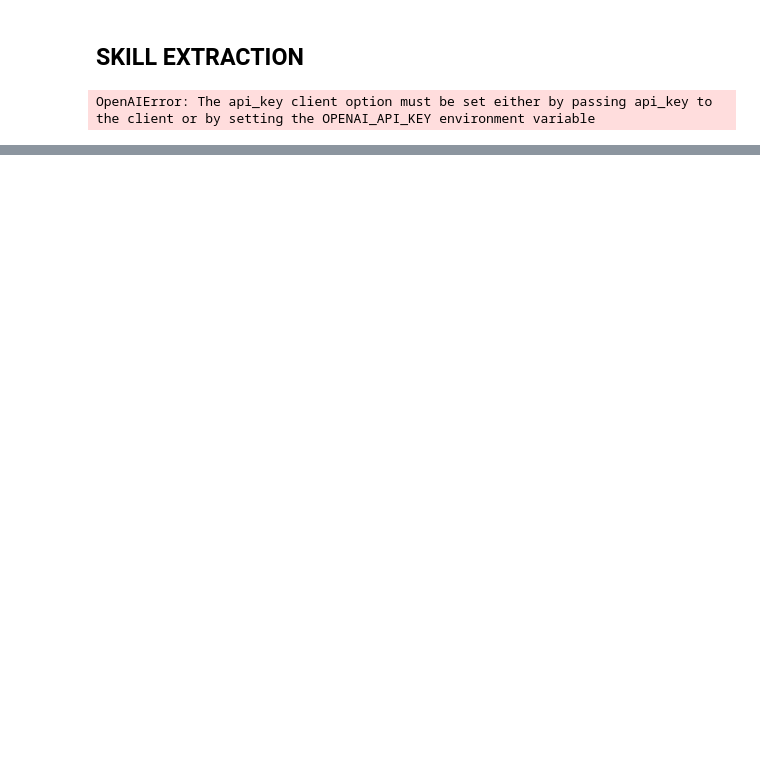
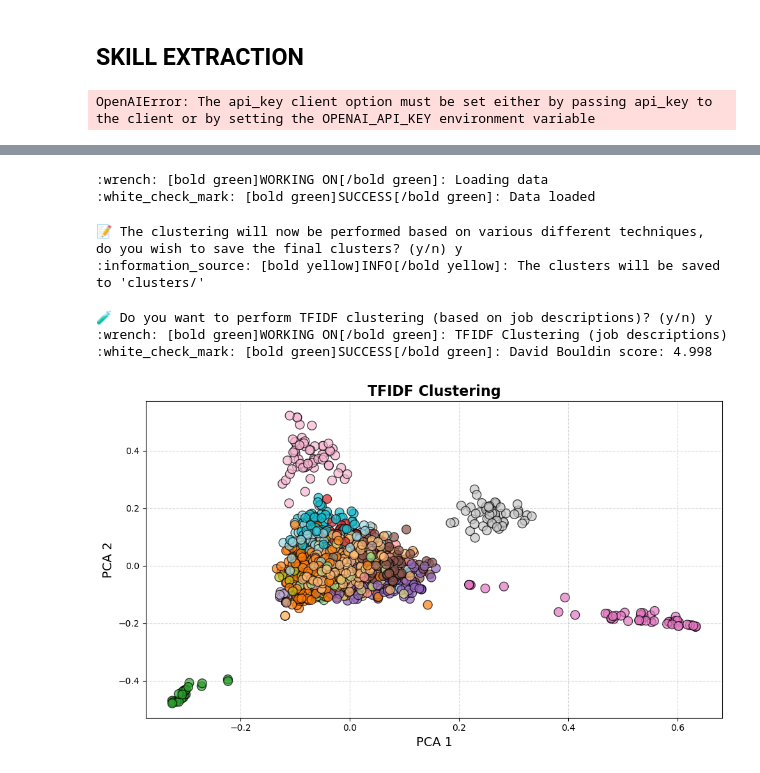
Before and after one commit to lukyrasocha/job-skill, a Jupyter notebook: handin/main.ipynb, the cells around one changed output, grey strips where cells are left out. Cells and saved outputs as stored; diff of their text form; code cells hidden in the pictures; blank space fills up the shorter version.

```diff
--- a/handin/main.ipynb
+++ b/handin/main.ipynb
@@ -1316,0 +2193,52 @@ NameError: name 'skill_extraction' is not defined
+# %%
+"""LOAD CLEAN DATA"""
+working_on("Loading data")
+data = load_data(kind="processed")
+data["description"] = data["description"].apply(ast.literal_eval)
+success("Data loaded")
+# %% [output]
+:wrench: [bold green]WORKING ON[/bold green]: Loading data
+:white_check_mark: [bold green]SUCCESS[/bold green]: Data loaded
+# %%
+"""CLUSTERING METHODS"""
+
+save_clusters = input(
+    "📝 The clustering will now be performed based on various different techniques, "
+    "do you wish to save the final clusters? (y/n) "
+)
+
+if save_clusters == "y":
+    info("The clusters will be saved to 'clusters/'")
+    save_clusters = True
+else:
+    save_clusters = False
+# %% [output]
+📝 The clustering will now be performed based on various different techniques, do you wish to save the final clusters? (y/n) y
+:information_source: [bold yellow]INFO[/bold yellow]: The clusters will be saved to 'clusters/'
+# %%
+"""TF IDF CLUSTERING BASED ON JOB DESCRIPTIONS"""
+
+q = input(
+    "🧪 Do you want to perform TFIDF clustering (based on job descriptions)? (y/n) "
+)
+
+if q == "y":
+    working_on("TFIDF Clustering (job descriptions)")
+    tfidf_clusters, tfidf_matrix = TFIDF_cluster(
+        data,
+        save_clusters=save_clusters,
+        n_clusters=20
+    )
+    visualize_cluster(
+        tfidf_matrix,
+        tfidf_clusters["cluster"].to_numpy(),
+        savefig=True,
+        filename="tfidf_clusters.png",
+        name="TFIDF Clustering"
+    )
+    tfidf_matrix = 0
+# %% [output]
+🧪 Do you want to perform TFIDF clustering (based on job descriptions)? (y/n) y
+:wrench: [bold green]WORKING ON[/bold green]: TFIDF Clustering (job descriptions)
+:white_check_mark: [bold green]SUCCESS[/bold green]: David Bouldin score: 4.998
+[figure, added]
```
Also changed, not shown: parts of 48 cells of this notebook.
